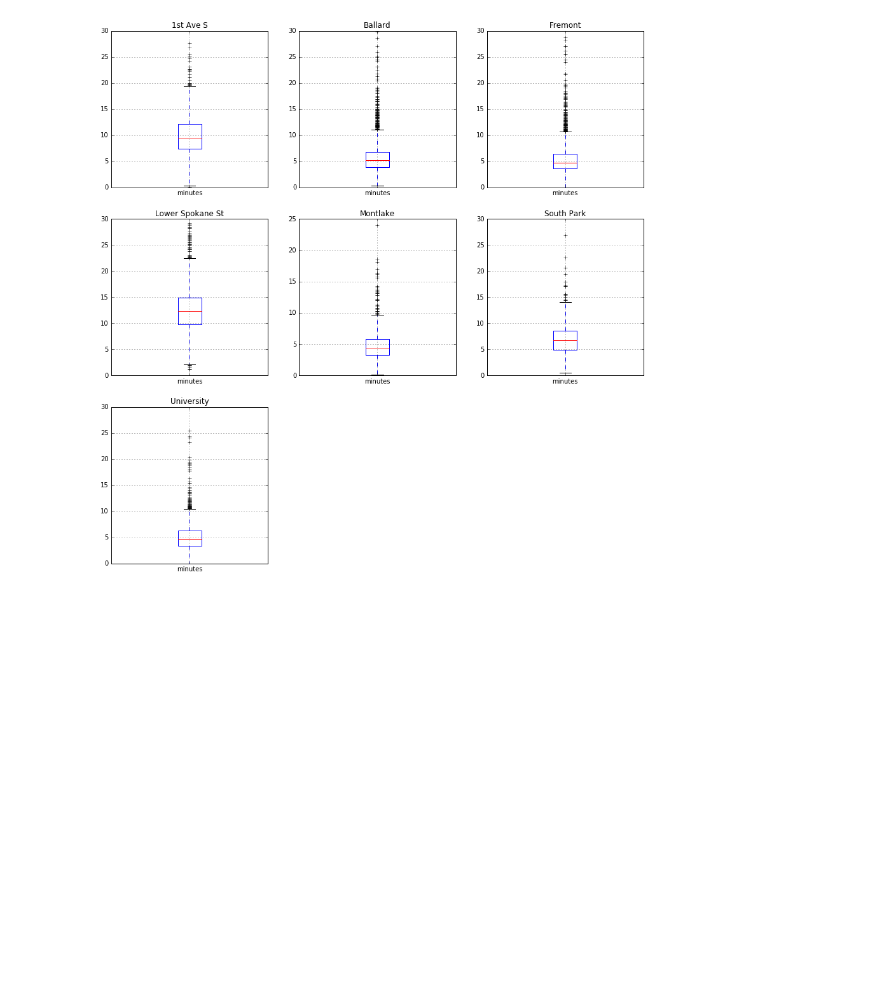
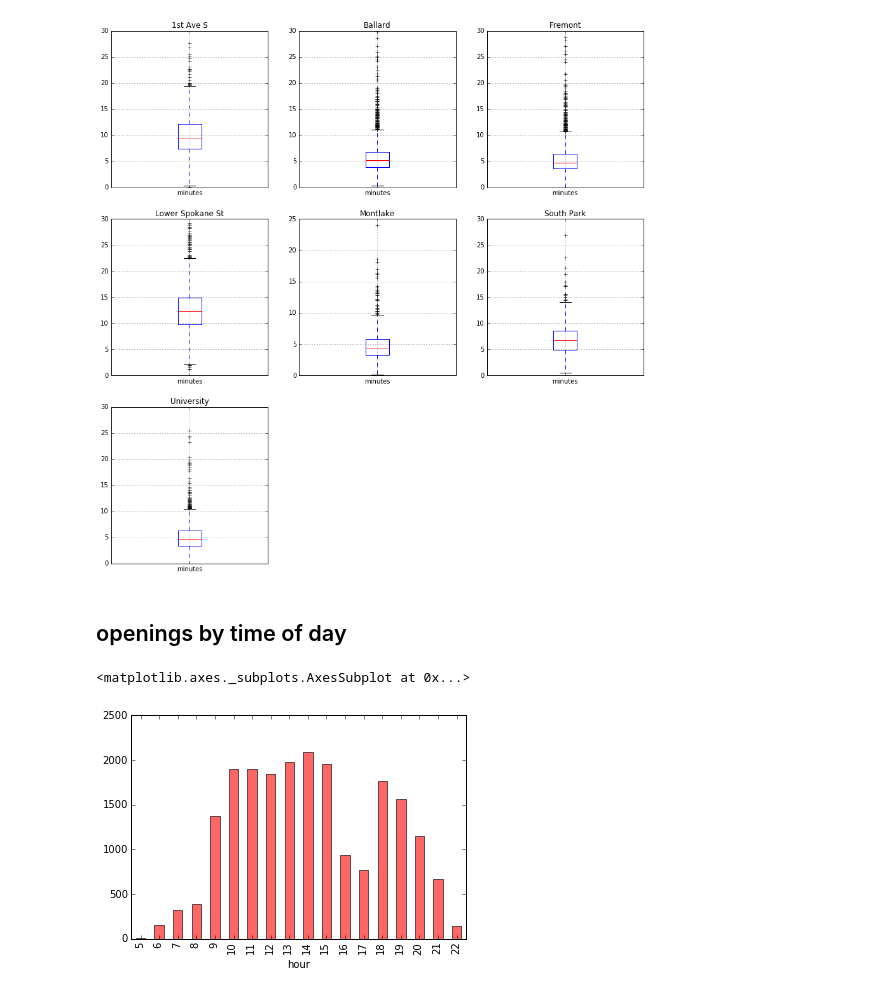
Before and after one commit to bricegnichols/bridge-stat, a Jupyter notebook: notebooks/stats.ipynb, the cells around one changed output. Saved outputs shown, nothing was run; the diff lists cells and outputs as text; code cells hidden in the pictures; blank space fills up the shorter version.

Commit message:
results by time of day and month

```diff
--- a/notebooks/stats.ipynb
+++ b/notebooks/stats.ipynb
@@ -254,3 +242,13 @@ The default value for 'return_type' will change to 'axes' in a future release.
  To use the future behavior now, set return_type='axes'.
  To keep the previous behavior and silence this warning, set return_type='dict'.
 [figure]
+# %% [markdown]
+## openings by time of day
+# %%
+df['hour'] = df['local_date'].apply(lambda row: row.hour)
+df['month'] = df['local_date'].apply(lambda row: row.month)
+# %%
+df.groupby('hour').count()['event'].plot(kind='bar', alpha=0.6, color='red')
+# %% [output]
+<matplotlib.axes._subplots.AxesSubplot at 0x...>
+[figure, added]
```
Also changed, not shown: parts of 19 cells of this notebook.
